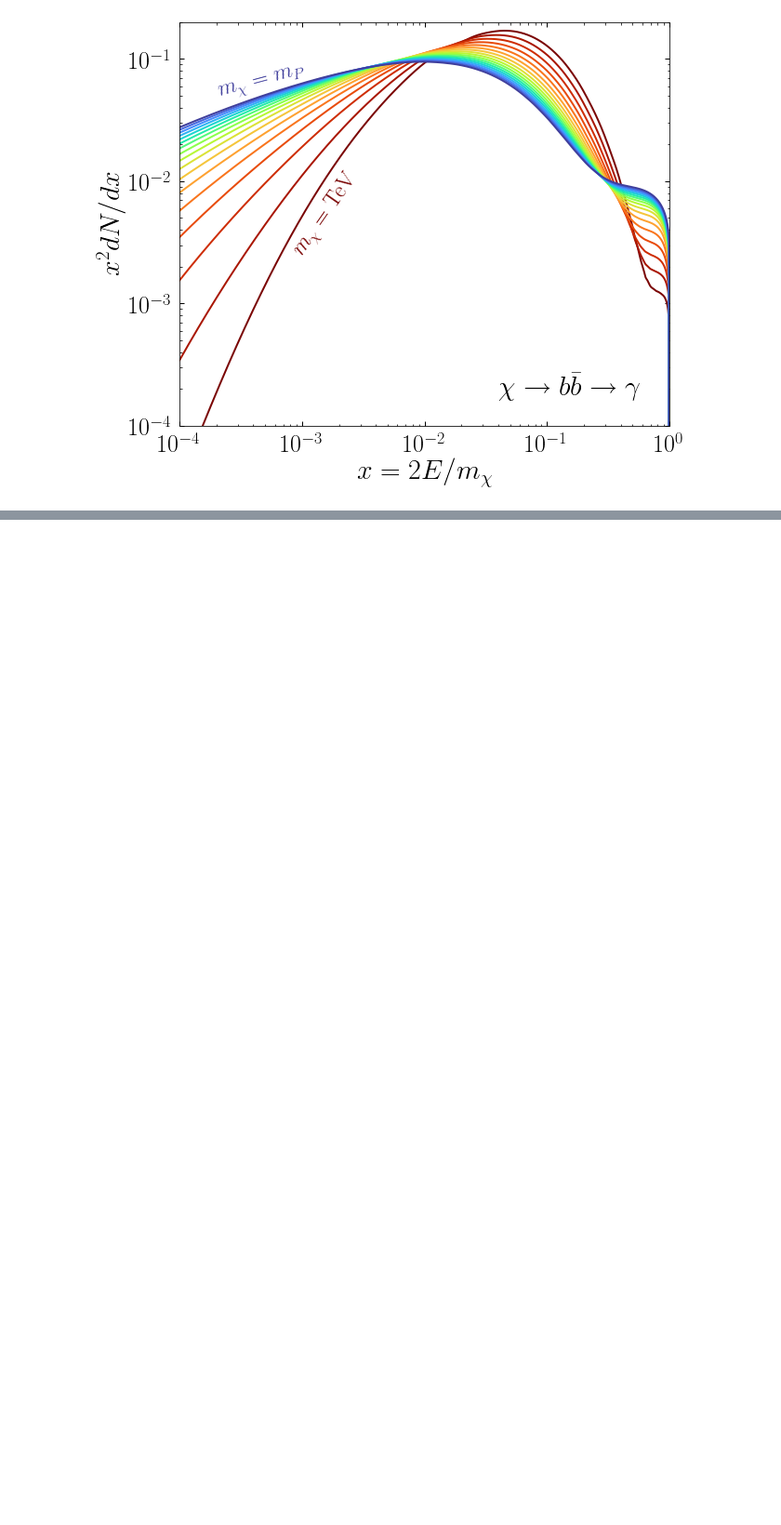
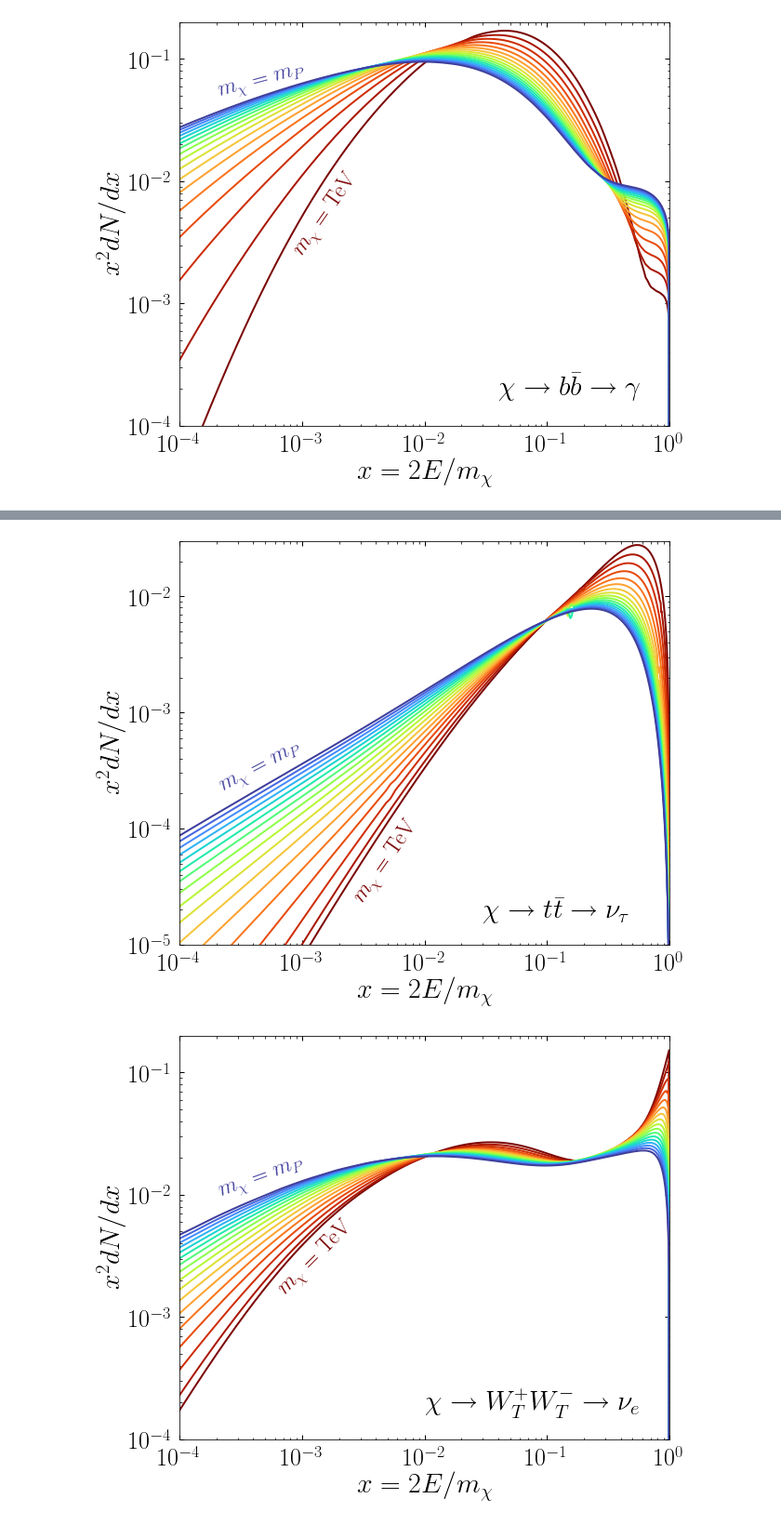
Before and after one commit to nickrodd/HDMSpectra, a Jupyter notebook: examples/ReproducingPlots.ipynb, the cells around one changed output, grey strips where cells are left out. Shown at 93% size. Saved outputs shown, nothing was run; the diff lists cells and outputs as text; code cells hidden in the pictures; blank space fills up the shorter version.

```diff
--- a/examples/ReproducingPlots.ipynb
+++ b/examples/ReproducingPlots.ipynb
@@ -241,0 +297,53 @@ plt.show()
+# %%
+### Bottom Left
+fig, ax = plt.subplots(1, figsize=(10/1.1, 8/1.1))
+
+for i, iQ in enumerate(Qvals):
+    dNdx = HDMSpectra.spec(16, 6, xvals, iQ)
+    plt.plot(xvals, xvals**2.*dNdx,
+             lw=2., c=cm((len(Qvals)-i)/float(len(Qvals))))
+
+plt.xscale('log')
+plt.yscale('log')
+plt.xlim([1.e-4,1.])
+plt.ylim([1.e-5,3.e-2])
+plt.xlabel(r"$x = 2E/m_{\chi}$", fontsize=30)
+plt.ylabel(r"$x^2 dN/dx$", fontsize=30)
+
+plt.text(3.e-2,10**(-4.8), r'$\chi \to t \bar{t} \to \nu_{\tau}$', fontsize=30)
+plt.text(2.e-4,10**(-3.37), r'$m_{\chi} =m_P$', fontsize=24,
+         color=cm(1./float(len(Qvals))), rotation=28)
+plt.text(2.5e-3,10**(-4.05), r'$m_{\chi} =$ TeV', fontsize=24,
+         color=cm(1.), rotation=55)
+
+plt.tight_layout()
+plt.show()
+
+
+### Bottom Right
+fig, ax = plt.subplots(1, figsize=(10/1.1, 8/1.1))
+
+for i, iQ in enumerate(Qvals):
+    dNdx = (HDMSpectra.spec(12, 1924, xvals, iQ)
+           +HDMSpectra.spec(12, 2924, xvals, iQ))/2.
+    plt.plot(xvals, xvals**2.*dNdx,
+             lw=2., c=cm((len(Qvals)-i)/float(len(Qvals))))
+
+plt.xscale('log')
+plt.yscale('log')
+plt.xlim([1.e-4,1.])
+plt.ylim([1.e-4,2.e-1])
+plt.xlabel(r"$x = 2E/m_{\chi}$", fontsize=30)
+plt.ylabel(r"$x^2 dN/dx$", fontsize=30)
+
+plt.text(1.e-2, 10**(-3.82), r'$\chi \to W_T^+ W_T^- \to \nu_e$', fontsize=30)
+plt.text(2.e-4, 10**(-1.8), r'$m_{\chi} =m_P$', fontsize=24,
+         color=cm(1./float(len(Qvals))), rotation=20)
+plt.text(6.e-4,10**(-2.33),r'$m_{\chi} =$ TeV', fontsize=24,
+         color=cm(1.), rotation=45)
+
+plt.tight_layout()
+plt.show()
+# %% [output]
+[figure, added]
+[figure, added]
```
Also changed, not shown: parts of 16 cells of this notebook.
